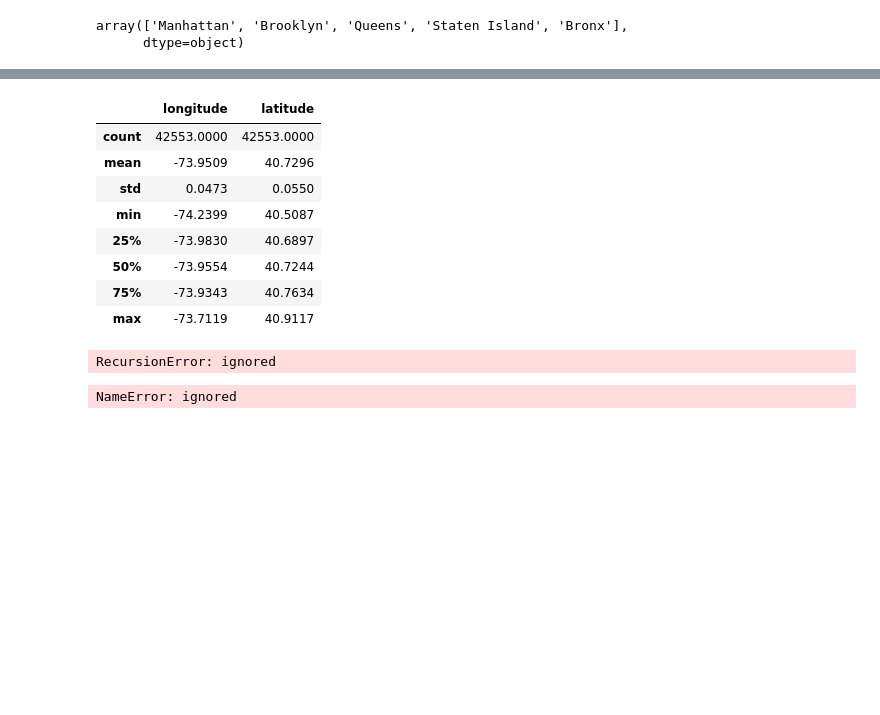
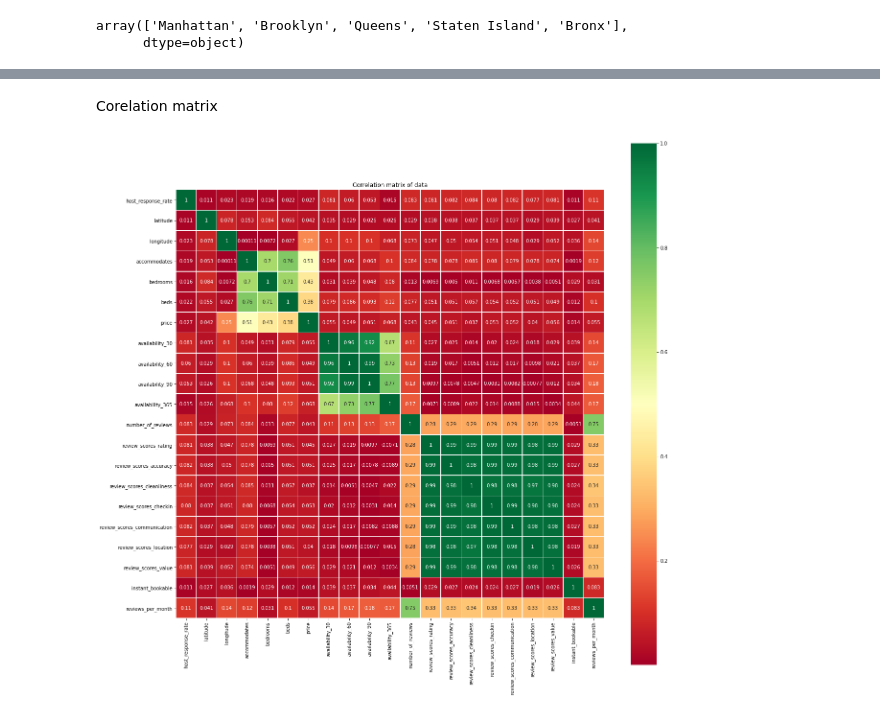
Before and after one commit to mann579/AirBnBMachineLearning, a Jupyter notebook: airbnbdata.ipynb, the cells around one changed output, grey strips where cells are left out. Saved outputs shown, nothing was run; the diff lists cells and outputs as text; code cells hidden in the pictures; blank space fills up the shorter version.

```diff
--- a/airbnbdata.ipynb
+++ b/airbnbdata.ipynb
@@ -152,28 +218,11 @@ plt.show()
-# %%
-coord = data.loc[:,['longitude','latitude']]
-coord.describe()
-# %% [output]
-|  | longitude | latitude |
-| count | 42553.0000 | 42553.0000 |
-| mean | -73.9509 | 40.7296 |
-| std | 0.0473 | 0.0550 |
-| min | -74.2399 | 40.5087 |
-| 25% | -73.9830 | 40.6897 |
-| 50% | -73.9554 | 40.7244 |
-| 75% | -73.9343 | 40.7634 |
-| max | -73.7119 | 40.9117 |
-# %%
-import folium
-from folium.plugins import HeatMap
-# convert to (n, 2) nd-array format for heatmap
-
-map_folium = folium.Map([40.715076, -73.991180],zoom_start=11.4)
-
-HeatMap(data[['latitude','longitude']].dropna(),radius=8,gradient={0.2:'blue',0.4:'purple',0.6:'orange',1.0:'red'}).add_to(map_folium)
-display(map_folium)
-# %% [output]
-RecursionError: ignored
-# %%
-data.host_response_time.unique()
-# %% [output]
-NameError: ignored
+# %% [markdown]
+Corelation matrix
+# %%
+corr_matrix = abs(data.corr())
+plt.figure(figsize=(20,20))
+title = 'Correlation matrix of data'
+sns.heatmap(corr_matrix,linewidths=0.25,vmax=1.0, square=True, cmap='RdYlGn',annot=True)
+plt.title(title)
+plt.ioff()
+# %% [output]
+[figure, added]
```
Also changed, not shown: parts of 70 cells of this notebook, 1 other file.
